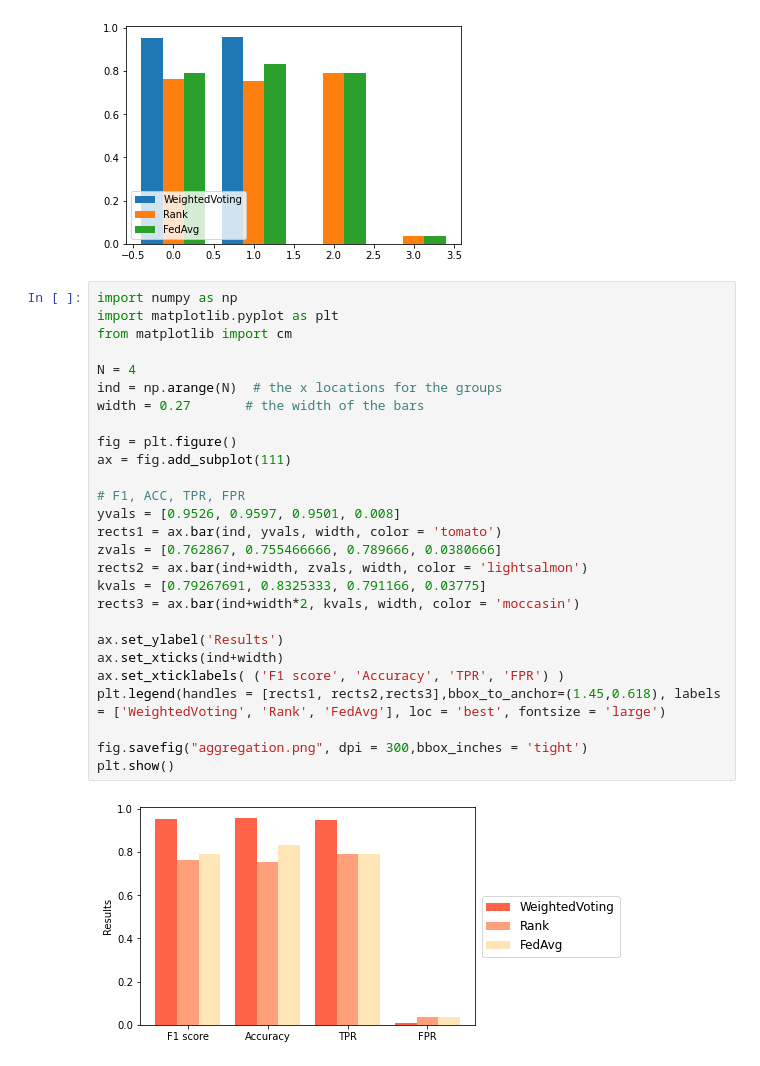
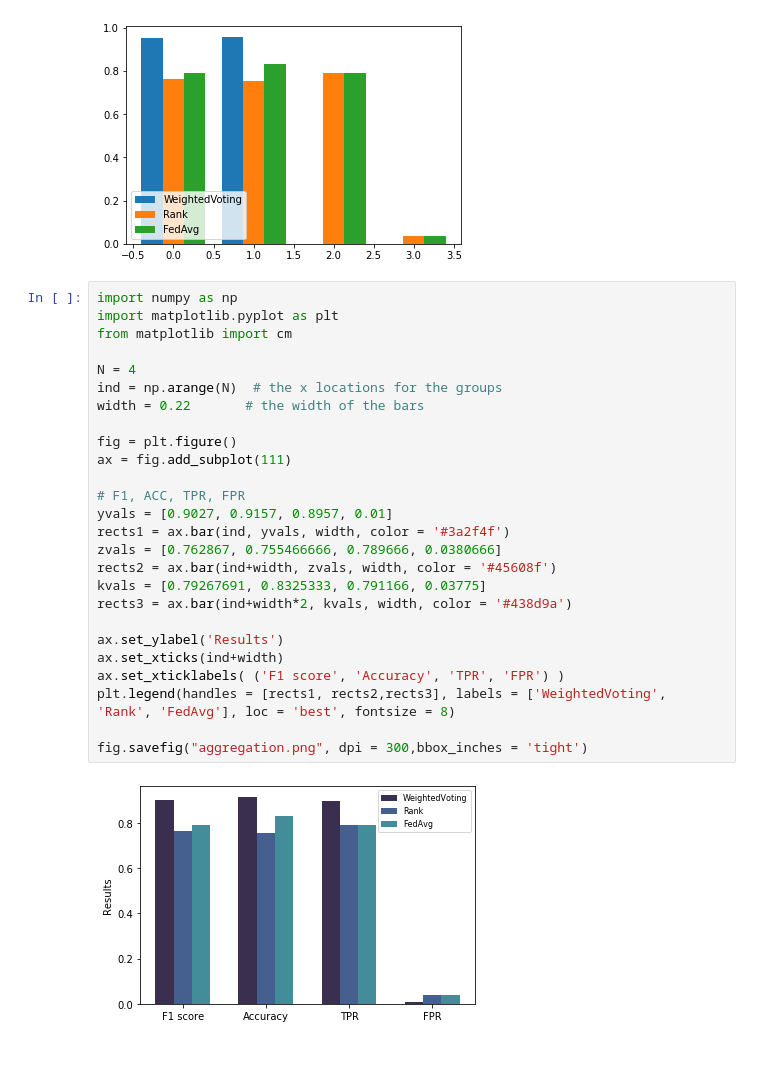
Before and after one commit to LaplaceZhang/FedTradaBoost, a Jupyter notebook: Plot.ipynb, the cells around one changed output. Drawn from its saved outputs; the diff is of its cells as text.

```diff
--- a/Plot.ipynb
+++ b/Plot.ipynb
@@ -130,32 +130,31 @@ plt.show()
 # %%
 import numpy as np
 import matplotlib.pyplot as plt
 from matplotlib import cm
 
 N = 4
 ind = np.arange(N)  # the x locations for the groups
-width = 0.27       # the width of the bars
+width = 0.22       # the width of the bars
 
 fig = plt.figure()
 ax = fig.add_subplot(111)
 
 # F1, ACC, TPR, FPR
-yvals = [0.9526, 0.9597, 0.9501, 0.008]
-rects1 = ax.bar(ind, yvals, width, color = 'tomato')
+yvals = [0.9027, 0.9157, 0.8957, 0.01]
+rects1 = ax.bar(ind, yvals, width, color = '#3a2f4f')
 zvals = [0.762867, 0.755466666, 0.789666, 0.0380666]
-rects2 = ax.bar(ind+width, zvals, width, color = 'lightsalmon')
+rects2 = ax.bar(ind+width, zvals, width, color = '#45608f')
 kvals = [0.79267691, 0.8325333, 0.791166, 0.03775]
-rects3 = ax.bar(ind+width*2, kvals, width, color = 'moccasin')
+rects3 = ax.bar(ind+width*2, kvals, width, color = '#438d9a')
 
 ax.set_ylabel('Results')
 ax.set_xticks(ind+width)
 ax.set_xticklabels( ('F1 score', 'Accuracy', 'TPR', 'FPR') )
-plt.legend(handles = [rects1, rects2,rects3],bbox_to_anchor=(1.45,0.618), labels = ['WeightedVoting', 'Rank', 'FedAvg'], loc = 'best', fontsize = 'large')
+plt.legend(handles = [rects1, rects2,rects3], labels = ['WeightedVoting', 'Rank', 'FedAvg'], loc = 'best', fontsize = 8)
 
 fig.savefig("aggregation.png", dpi = 300,bbox_inches = 'tight')
-plt.show()
 # %% [output]
-[figure, old version]
+[figure, new version]
 # %%
 from numpy import genfromtxt
 import matplotlib.pyplot as plt
```
Also changed, not shown: parts of 5 cells of this notebook.
